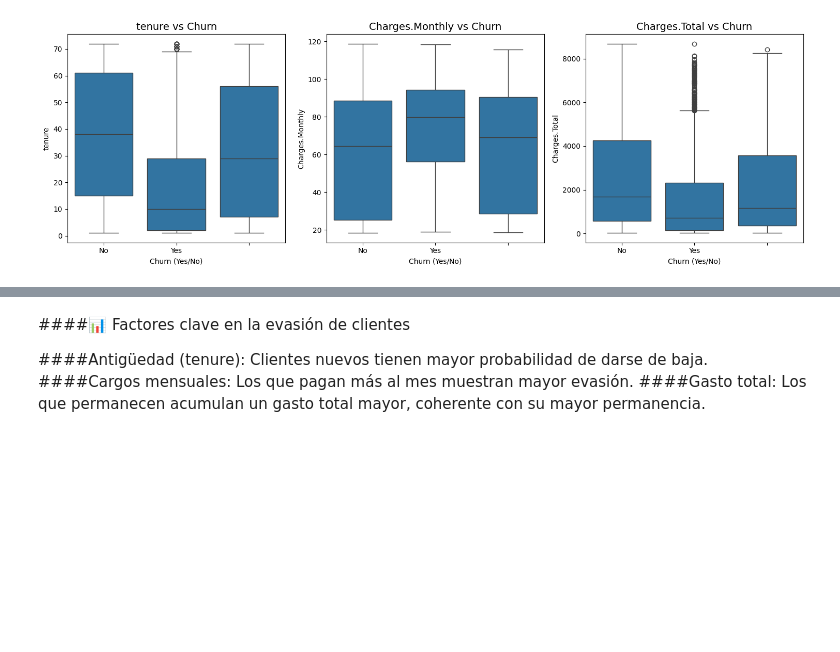
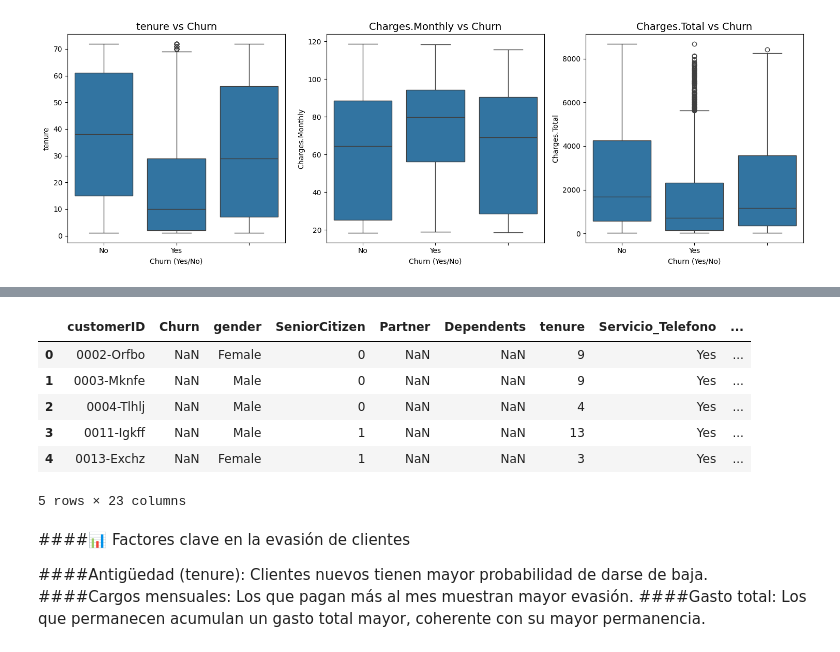
Before and after one commit to Zhumioke/Challenge_Telecom_X, a Jupyter notebook: Challenge_Telecom_X.ipynb, the cells around one changed output, grey strips where cells are left out. Cells and saved outputs as stored; diff of their text form; code cells hidden in the pictures; blank space fills up the shorter version.

```diff
--- a/Challenge_Telecom_X.ipynb
+++ b/Challenge_Telecom_X.ipynb
@@ -434,3 +545,39 @@ plt.show()
+# %%
+# Estandarizacion , transformacion de datos.
+# Convertir texto a valores binarios
+binary_cols = ['Partner', 'Dependents', 'Churn', 'PaperlessBilling']
+for col in binary_cols:
+    if col in df_final.columns:
+        df_final.loc[:, col] = df_final[col].map({'Yes':1, 'No':0})
+
+#Renombrar columnas para mayor claridad
+df_final.rename(columns={
+    'Charges.Monthly':'Cargo_Mensual',
+    'Charges.Total':'Cargo_Total',
+    'PaymentMethod':'Metodo_Pago',
+    'InternetService':'Servicio_Internet',
+    'PhoneService':'Servicio_Telefono'
+}, inplace=True)
+
+#Traducir/simplificar categorías si es necesario
+# Por ejemplo, para la columna Contract
+if 'Contract' in df_final.columns:
+    df_final.loc[:, 'Contract'] = df_final['Contract'].map({
+        'Month-to-month':'Mes_a_Mes',
+        'One year':'Un_Año',
+        'Two year':'Dos_Años'
+    })
+
+# Verificar los cambios
+df_final.head()
+# %% [output]
+|  | customerID | Churn | gender | SeniorCitizen | Partner | Dependents | tenure | Servicio_Telefono | ... |
+| 0 | 0002-Orfbo | NaN | Female | 0 | NaN | NaN | 9 | Yes | ... |
+| 1 | 0003-Mknfe | NaN | Male | 0 | NaN | NaN | 9 | Yes | ... |
+| 2 | 0004-Tlhlj | NaN | Male | 0 | NaN | NaN | 4 | Yes | ... |
+| 3 | 0011-Igkff | NaN | Male | 1 | NaN | NaN | 13 | Yes | ... |
+| 4 | 0013-Exchz | NaN | Female | 1 | NaN | NaN | 3 | Yes | ... |
+5 rows × 23 columns
 # %% [markdown]
 ####📊 Factores clave en la evasión de clientes
 
```
Also changed, not shown: parts of 22 cells of this notebook.
